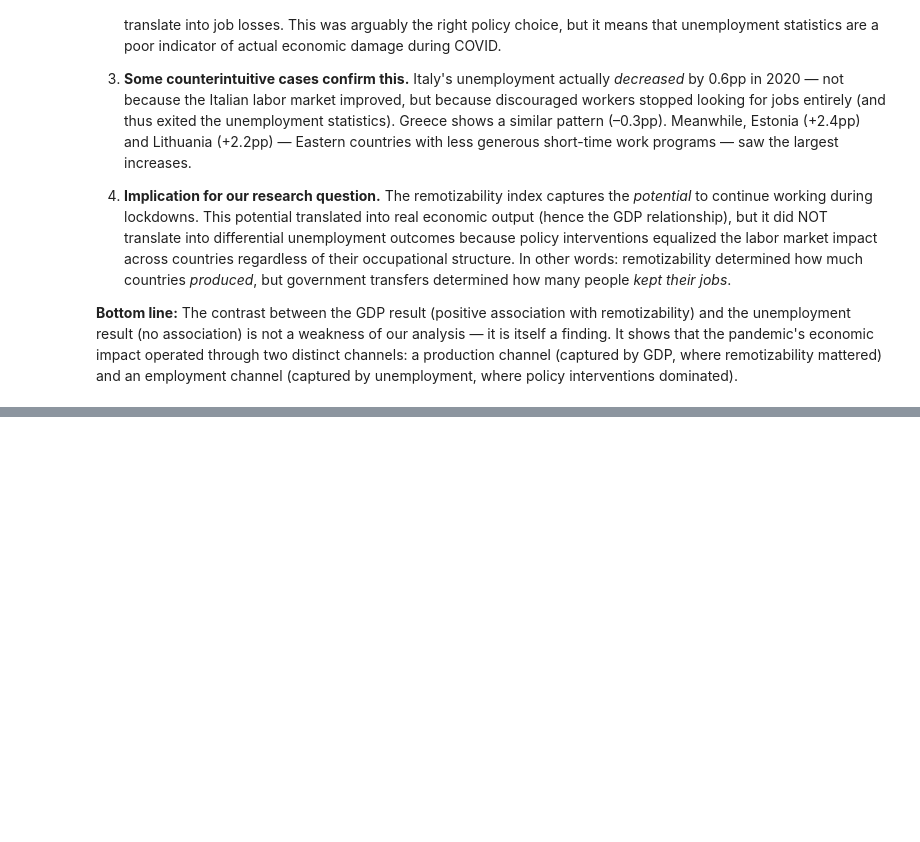
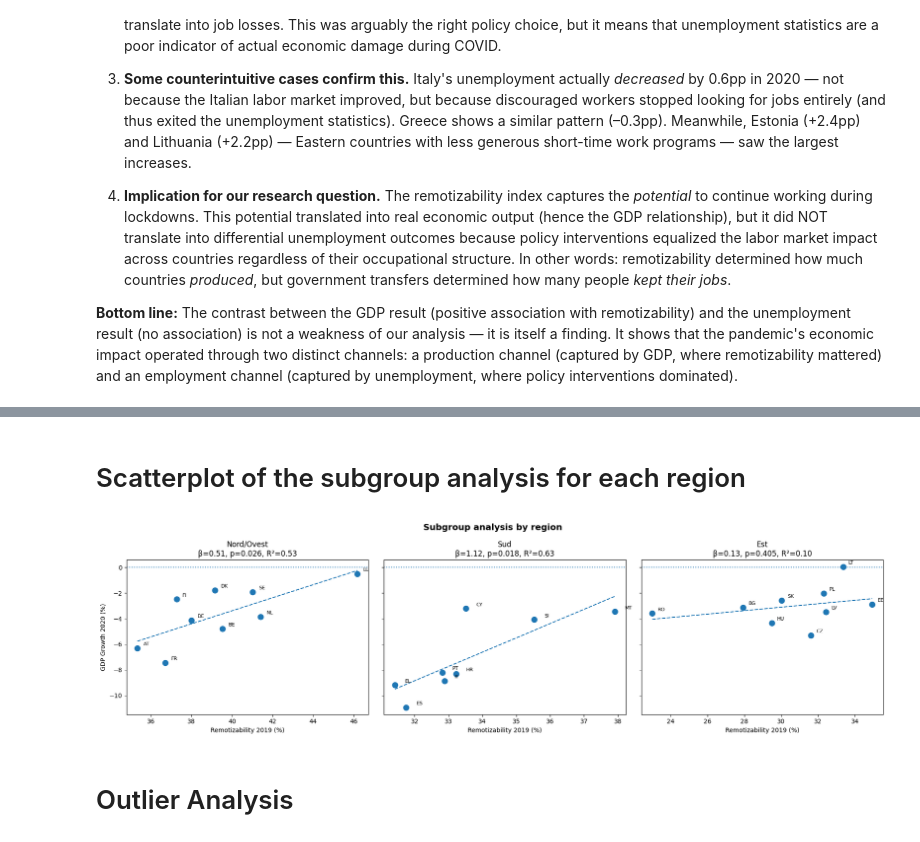
Before and after one commit to matperrucci-cell/Internet-Network-Economics, a Jupyter notebook: analysis1.ipynb, the cells around one changed output, grey strips where cells are left out. Saved outputs shown, nothing was run; the diff lists cells and outputs as text; code cells hidden in the pictures; blank space fills up the shorter version.

Commit message:
Performed subgroup analysis

```diff
--- a/analysis1.ipynb
+++ b/analysis1.ipynb
@@ -479,0 +569,40 @@ Regression (change in unemployment):
+# %% [markdown]
+# Scatterplot of the subgroup analysis for each region
+# %%
+# Scatterplot for the different regions
+
+fig, axes = plt.subplots(1, 3, figsize=(18, 5), sharey=True)
+
+regions = ['Nord/Ovest', 'Sud', 'Est']
+
+for ax, region in zip(axes, regions):
+    sub = d20_merged[(d20_merged['regione'] == region) & (d20_merged['geo'] != 'IE')].dropna(subset=['crescita_pil']).copy()
+    sub['ri_pct'] = sub['ri_2019'] * 100
+
+    ax.scatter(sub['ri_pct'], sub['crescita_pil'], s=80)
+
+    for _, row in sub.iterrows():
+        ax.annotate(row['geo'], (row['ri_pct'], row['crescita_pil']),
+                    xytext=(row['ri_pct'] + 0.3, row['crescita_pil'] + 0.2),
+                    fontsize=8)
+
+    if len(sub) >= 3:
+        slope, intercept, r, p, se = stats.linregress(sub['ri_pct'], sub['crescita_pil'])
+        xline = np.linspace(sub['ri_pct'].min(), sub['ri_pct'].max(), 100)
+        ax.plot(xline, slope * xline + intercept, linestyle='--')
+
+        ax.set_title(f'{region}\nβ={slope:.2f}, p={p:.3f}, R²={r**2:.2f}')
+    else:
+        ax.set_title(region)
+
+    ax.axhline(0, linestyle=':')
+    ax.set_xlabel('Remotizability 2019 (%)')
+
+axes[0].set_ylabel('GDP Growth 2020 (%)')
+fig.suptitle('Subgroup analysis by region', fontsize=14, fontweight='bold')
+plt.tight_layout()
+plt.show()
+# %% [output]
+[figure, added]
+# %% [markdown]
+# Outlier Analysis
```
Also changed, not shown: parts of 6 cells of this notebook.
